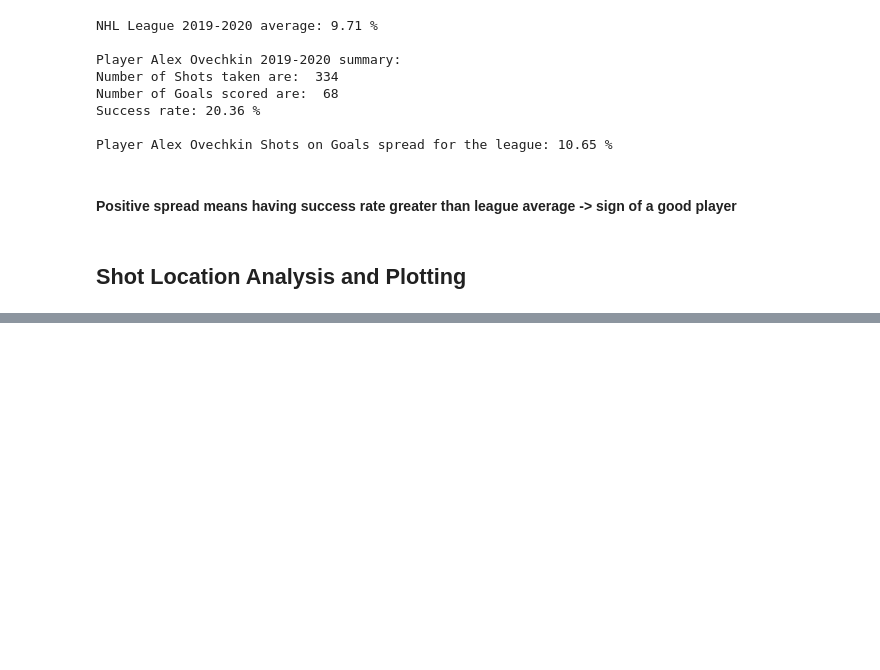
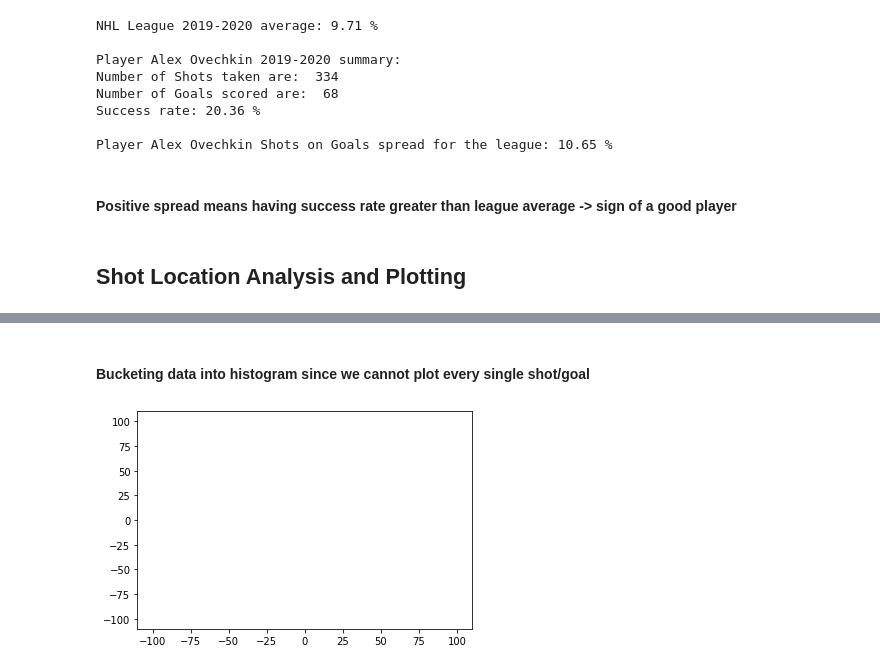
Before and after one commit to PrakritiAilavadi/Kaggle, a Jupyter notebook: nhl-shot-distribution.ipynb, the cells around one changed output, grey strips where cells are left out. Saved outputs shown, nothing was run; the diff lists cells and outputs as text; code cells hidden in the pictures; blank space fills up the shorter version.

Commit message:
League shots analysis and plotting

```diff
--- a/nhl-shot-distribution.ipynb
+++ b/nhl-shot-distribution.ipynb
@@ -286,0 +299,42 @@ Player Alex Ovechkin Shots on Goals spread for the league: 10.65 %
+# %%
+# for Shots
+# concatenating all shots and goals for league data
+league_x_all_shots = league_data['Shot']['x'] + league_data['Goal']['x']
+league_y_all_shots = league_data['Shot']['y'] + league_data['Goal']['y']
+
+# Perform the cordinate flipping
+league_x_all_shots_normalized = []
+league_y_all_shots_normalized = []
+
+for i,shots in enumerate(league_x_all_shots):
+    if league_x_all_shots[i]<0:
+        league_x_all_shots_normalized.append(-league_x_all_shots[i])
+        league_y_all_shots_normalized.append(-league_y_all_shots[i])
+    else:
+        league_x_all_shots_normalized.append(league_x_all_shots[i])
+        league_y_all_shots_normalized.append(league_y_all_shots[i])
+
+
+
+# same for Goals
+league_x_all_goals = league_data['Goal']['x']
+league_y_all_goals = league_data['Goal']['y']
+
+league_x_all_goals_normalized = []
+league_y_all_goals_normalized = []
+
+for i,goals in enumerate(league_x_all_goals):
+    if league_x_all_goals[i]<0:
+        league_x_all_goals_normalized.append(-league_x_all_goals[i])
+        league_y_all_goals_normalized.append(-league_y_all_goals[i])
+    else:
+        league_x_all_goals_normalized.append(league_x_all_goals[i])
+        league_y_all_goals_normalized.append(league_y_all_goals[i])
+# %% [markdown]
+#### Bucketing data into histogram since we cannot plot every single shot/goal
+# %%
+league_hex_data = plt.hexbin(league_x_all_shots_normalized, league_y_all_shots_normalized, gridsize=gridsize, mincnt=mincnt, extent=extent, alpha=0.0)
+league_verts = league_hex_data.get_offsets()  ## these are the bin positions I think
+league_shot_frequency = league_hex_data.get_array()
+# %% [output]
+[figure, added]
```
Also changed, not shown: parts of 11 cells of this notebook.
